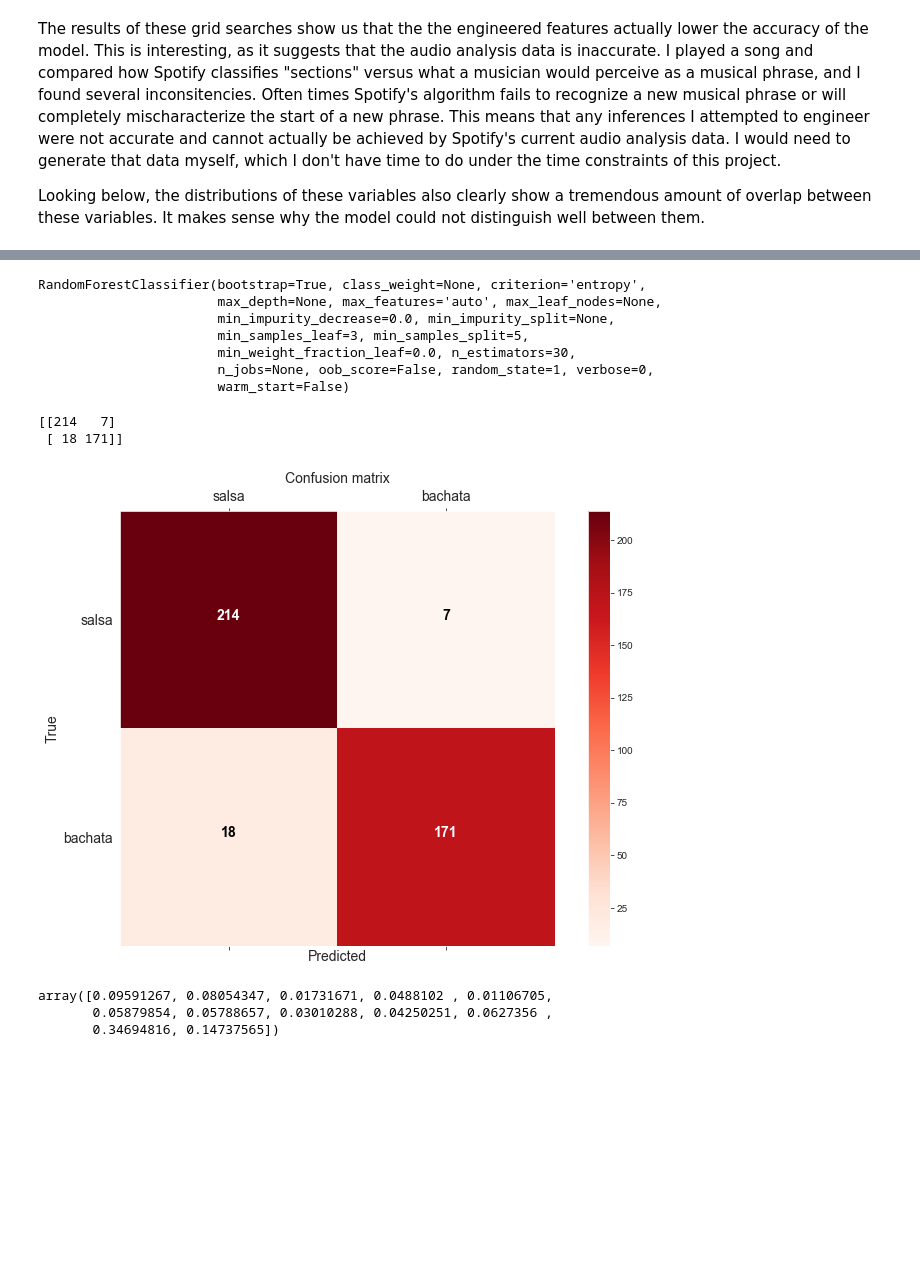
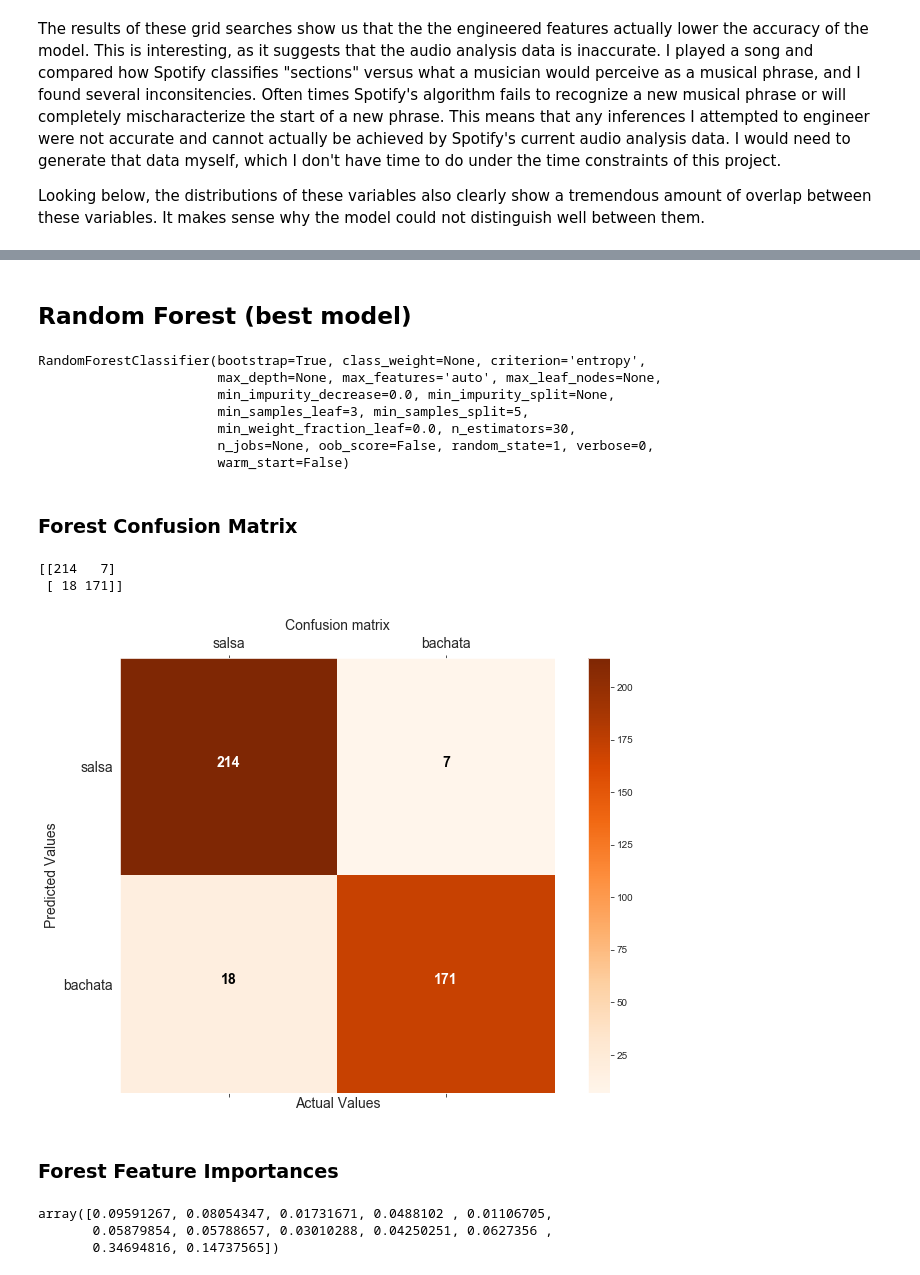
Before and after one commit to ayalasm/mod_5_project, a Jupyter notebook: Exploration.ipynb, the cells around one changed output, grey strips where cells are left out. Cells and saved outputs as stored; diff of their text form; code cells hidden in the pictures; blank space fills up the shorter version.

```diff
--- a/Exploration.ipynb
+++ b/Exploration.ipynb
@@ -515,12 +543,44 @@ Let's thus generate a random forest and begin to make some sense of it.
+# %%
+# Create models based on above parameters other than the non-engineered random forest. These are just to have
+# for later comparison against other models
+
+tree_no_eng = DecisionTreeClassifier(criterion='entropy',
+                                max_depth=None,
+                                min_samples_leaf=3,
+                                min_samples_split=5,
+                                random_state=1)
+
+tree_eng = DecisionTreeClassifier(criterion='entropy',
+                                max_depth=None,
+                                min_samples_leaf=3,
+                                min_samples_split=5,
+                                random_state=1)
+
+forest_eng = RandomForestClassifier(criterion='entropy',
+                                max_depth=None,
+                                min_samples_leaf=3,
+                                min_samples_split=5,
+                                n_estimators=30,
+                                random_state=1)
+
+tree_no_eng.fit(X_train,y_train);
+tree_eng.fit(X_train_eng, y_train_eng);
+forest_eng.fit(X_train_eng, y_train_eng);
+
+y_pred_tree_no_eng = tree_no_eng.predict(X_test)
+y_pred_tree_eng = tree_eng.predict(X_test_eng)
+y_pred_forest_eng = forest_eng.predict(X_test_eng)
+# %% [markdown]
+## Random Forest (best model)
 # %%
-forest = RandomForestClassifier(criterion='entropy',
+forest_no_eng = RandomForestClassifier(criterion='entropy',
                                 max_depth=None,
                                 min_samples_leaf=3,
                                 min_samples_split=5,
                                 n_estimators=30,
                                 random_state=1)
 
-forest.fit(X_train, y_train)
+forest_no_eng.fit(X_train, y_train)
 # %% [output]
 RandomForestClassifier(bootstrap=True, class_weight=None, criterion='entropy',
                        max_depth=None, max_features='auto', max_leaf_nodes=None,
@@ -566,32 +592,38 @@ def plot_confusion_matrix_(cm, classes,
+# %% [markdown]
+### Forest Confusion Matrix
 # %%
 from sklearn.metrics import confusion_matrix
+
+y_pred_class = forest_no_eng.predict(X_test)
 
 cm = confusion_matrix(y_test,y_pred_class)
 classes = ['salsa','bachata']
 print(cm)
 fig = plt.figure(figsize=(12,8))
 ax = fig.add_subplot(111)
-cax = ax.matshow(cm,cmap=plt.cm.Reds)
+cax = ax.matshow(cm,cmap=plt.cm.Oranges)
 plt.title('Confusion matrix',fontdict={'size':14})
 fig.colorbar(cax)
 ax.set_xticklabels([''] + classes,fontdict={'size':14})
 ax.set_yticklabels([''] + classes,fontdict={'size':14})
-plt.xlabel('Predicted',fontdict={'size':14})
-plt.ylabel('True',fontdict={'size':14})
+plt.xlabel('Actual Values',fontdict={'size':14})
+plt.ylabel('Predicted Values',fontdict={'size':14})
 plt.grid(b=None)
 
 fmt = 'd'
 thresh = cm.max() / 2.
 for i, j in itertools.product(range(cm.shape[0]), range(cm.shape[1])):
     plt.text(j, i, format(cm[i, j], fmt),
              horizontalalignment="center",
              fontdict={'size':14,'weight':'heavy'},
              color="white" if cm[i, j] > thresh else "black")
 plt.show()
 # %% [output]
 [[214   7]
  [ 18 171]]
-[figure, old version]
+[figure, new version]
+# %% [markdown]
+### Forest Feature Importances
 # %%
 def plot_feature_importances(model):
     """
```
Also changed, not shown: parts of 35 cells of this notebook.
